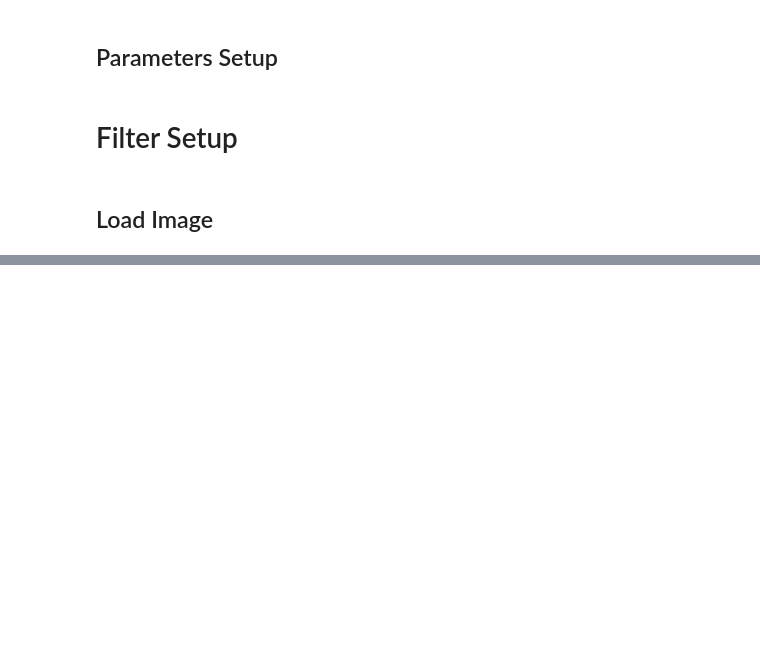
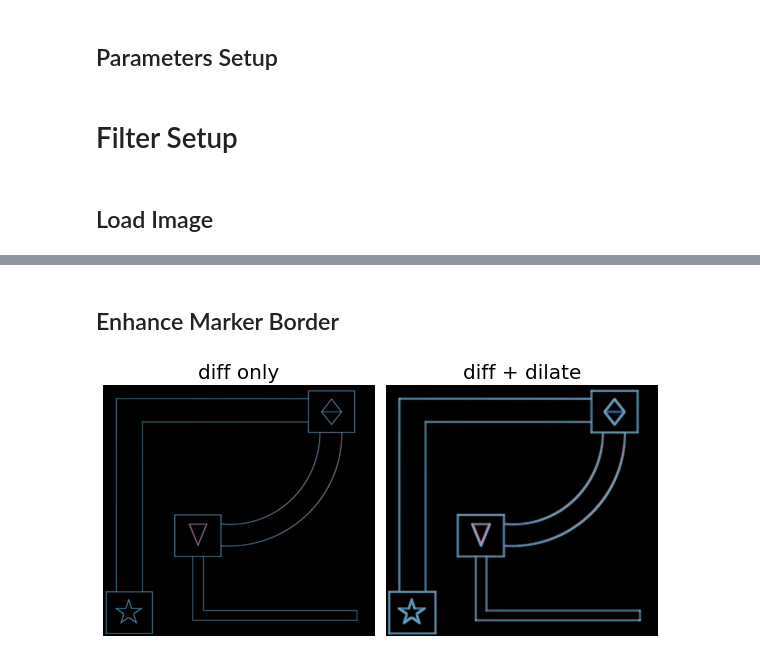
Before and after one commit to teerameth/Module6-7, a Jupyter notebook: MileStone27.ipynb, the cells around one changed output, grey strips where cells are left out. Drawn from its saved outputs; the diff is of its cells as text; code cells hidden in the pictures; blank space fills up the shorter version.

```diff
--- a/MileStone27.ipynb
+++ b/MileStone27.ipynb
@@ -41,0 +45,16 @@ if UnsharpMaskBeforeFindCard:
+# %% [markdown]
+## Enhance Marker Border
+# %%
+kernel = np.ones((5,5),np.uint8)
+# Find Marker borer by difference
+dilation = cv2.dilate(frame,kernel,iterations = 1)
+diff = cv2.absdiff(dilation, frame)
+# Enhance Marker border thickness
+diff_dilated = cv2.dilate(diff,kernel,iterations = 1)
+
+imshows([diff, diff_dilated], ['diff only', 'diff + dilate'])
+
+# Select image with filtered border
+frame = diff_dilated
+# %% [output]
+[figure, added]
```
Also changed, not shown: parts of 14 cells of this notebook, 6 other files.
